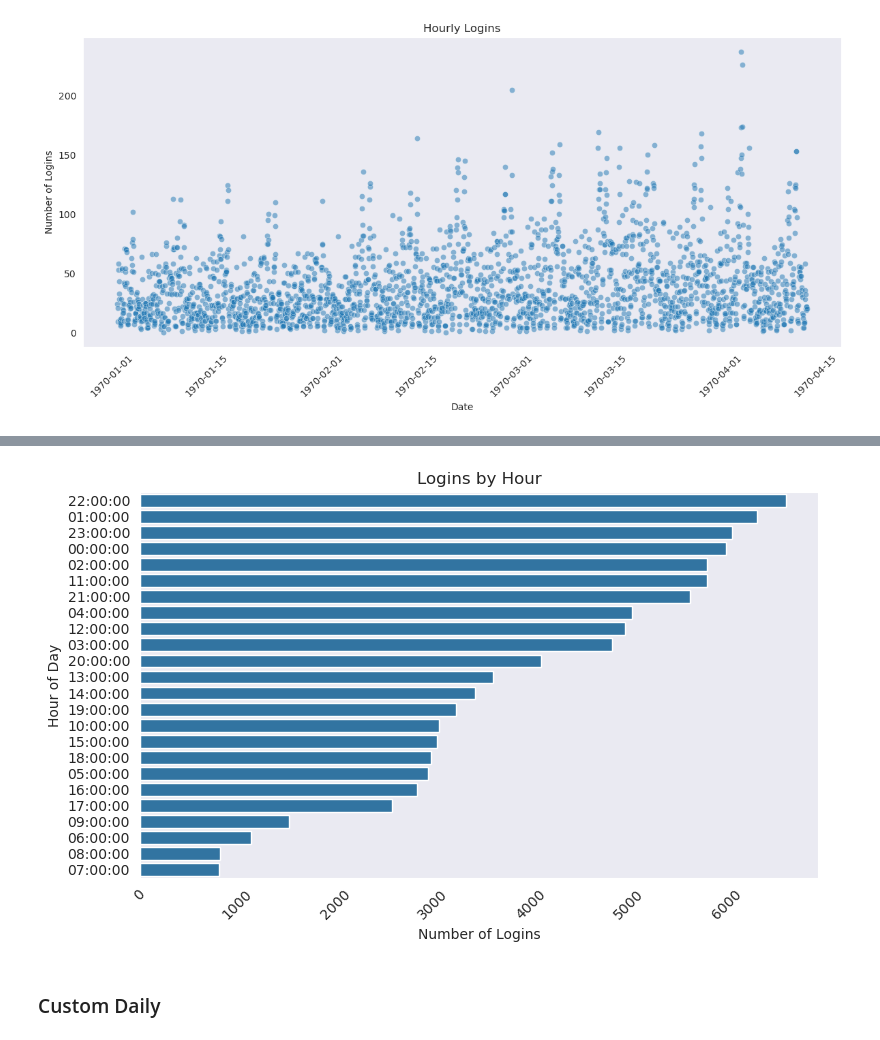
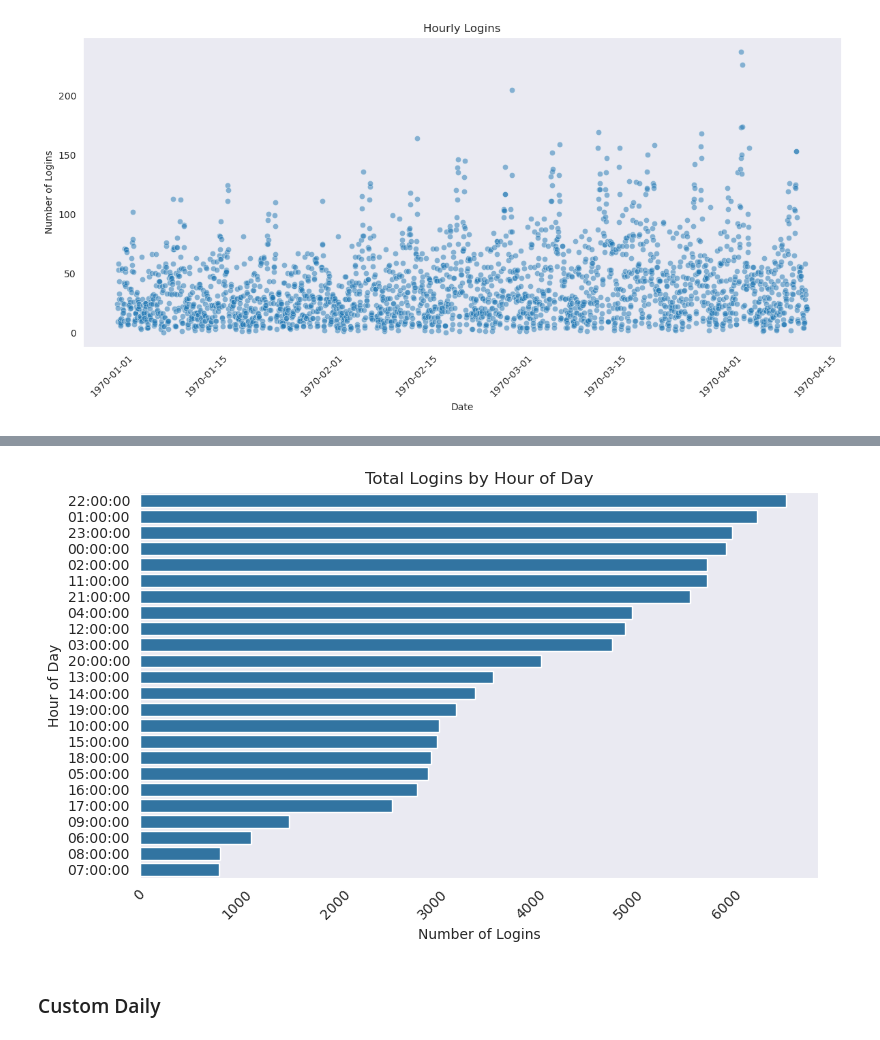
Before and after one commit to ds-edu/ds-eda-ultimate-tech, a Jupyter notebook: logins.ipynb, the cells around one changed output, grey strips where cells are left out. Saved outputs shown, nothing was run; the diff lists cells and outputs as text; code cells hidden in the pictures.

```diff
--- a/logins.ipynb
+++ b/logins.ipynb
@@ -133,18 +379,18 @@ plt.show()
 # %%
 #  Total logins by hour of day - sorted
 
 plt.figure(figsize=(8, 5))
 sns.set_style('dark', {'axes.grid': False})
 sns.barplot(y=logins_by_hour.sort_values('logged', ascending=False).index,
             x=logins_by_hour.sort_values('logged', ascending=False)['logged'] )
-plt.title('Logins by Hour')
+plt.title('Total Logins by Hour of Day')
 plt.ylabel('Hour of Day')
 plt.xlabel('Number of Logins')
 plt.xticks(rotation=45)
 plt.tight_layout()
 plt.show()
 # %% [output]
-[figure, old version]
+[figure, new version]
 # %% [markdown]
 ### Custom Daily
 # %%
```
Also changed, not shown: parts of 32 cells of this notebook.
